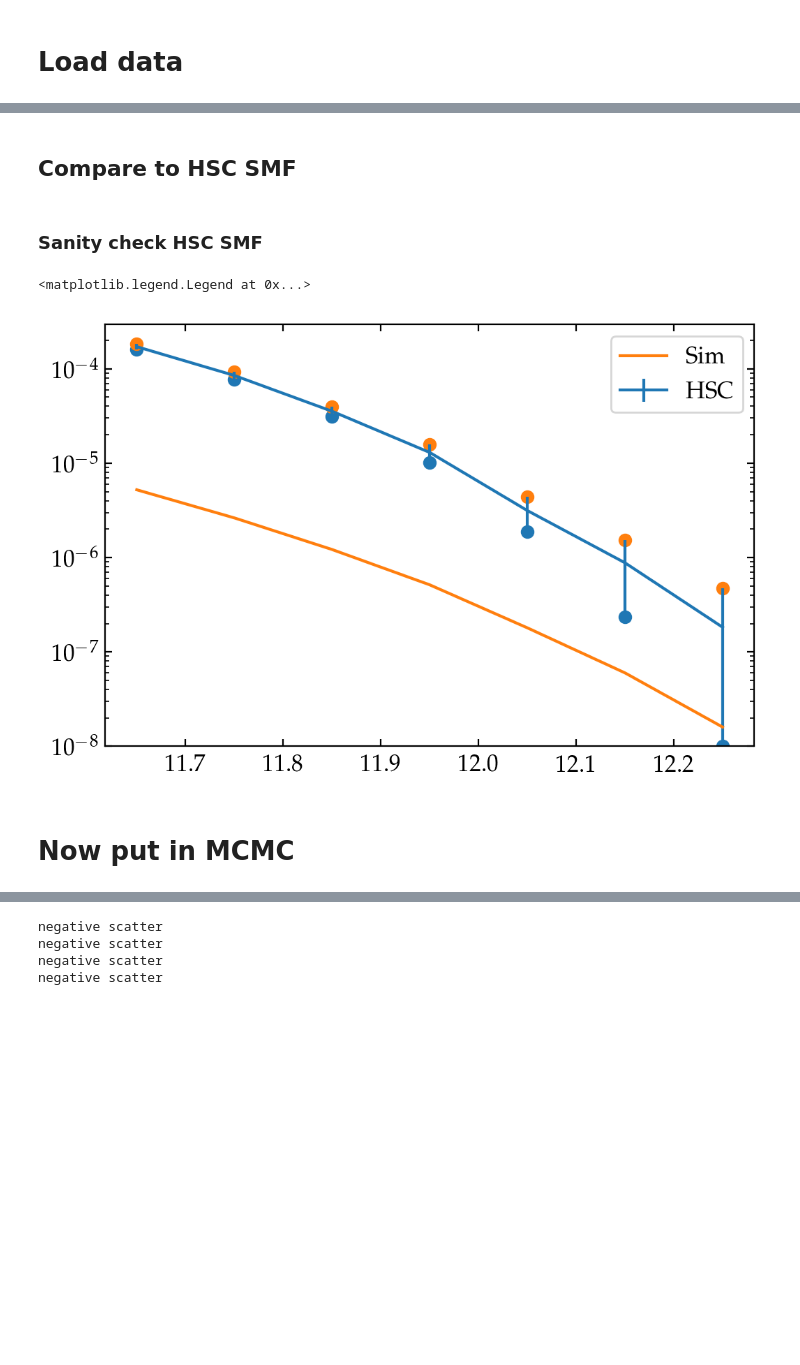
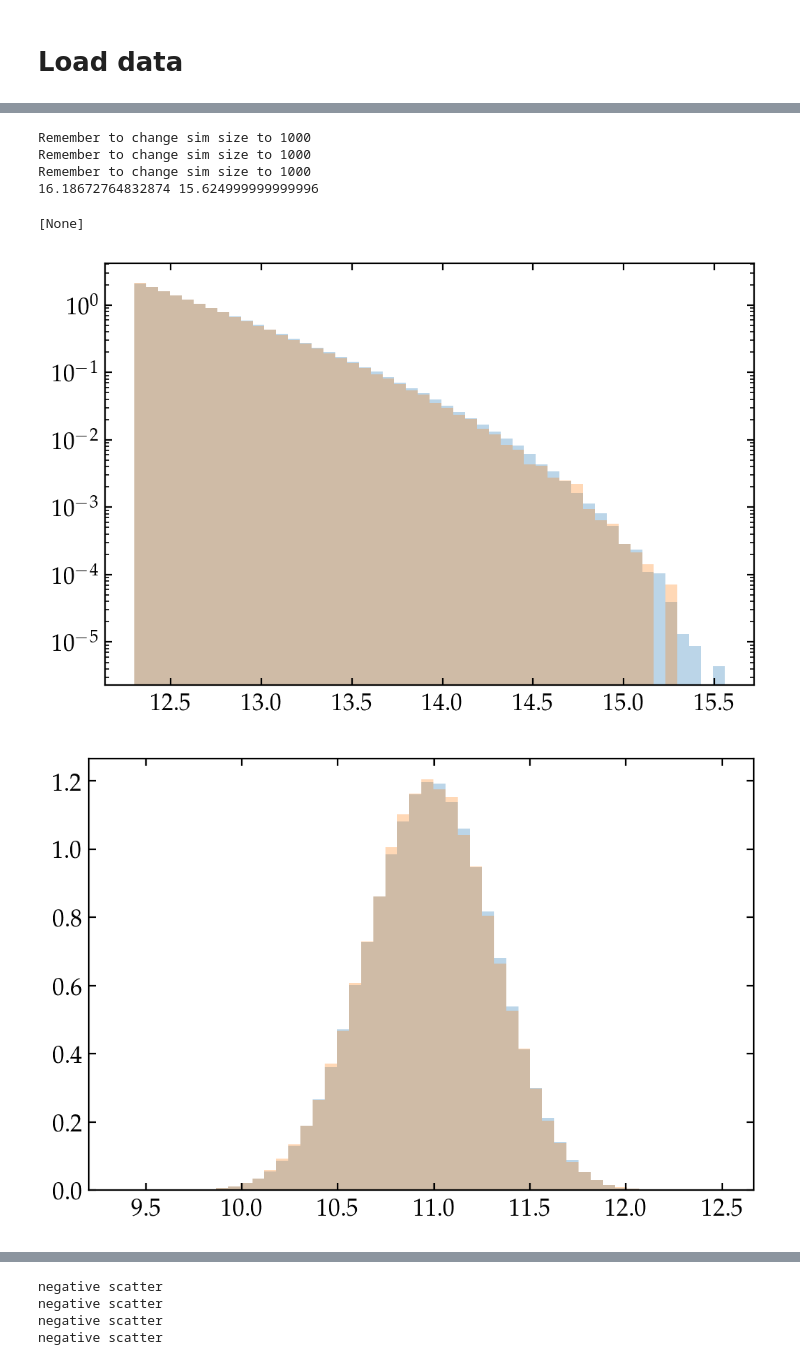
Before and after one commit to gsallabe/thesis_satellite_fraction, a Jupyter notebook: cb/main.ipynb, the cells around one changed output, grey strips where cells are left out. Cells and saved outputs as stored; diff of their text form; code cells hidden in the pictures; blank space fills up the shorter version.

Commit message:
Restructured but rebroke clustering

```diff
--- a/cb/main.ipynb
+++ b/cb/main.ipynb
@@ -65,18 +63,15 @@ Remember to change sim size to 400
+# %%
+sim_data = d.load_smdpl() # When switching you need to restart the kernel
 # %%
-obs_smf = gop.load_smf()
-gals = gop.load_gals()
+obs_smf = d.load_smf()
+gals = d.load_gals()
 
 # Starting params from https://redwoodforest.slack.com/files/U5WT8PBKN/FDD17SXN0/image.png
 #params = [10**12.52, 10**10.91, 0.45, 0.6, 1.83] # m1, sm0, beta, delta, gamma
 b_params = [12.52, 10.91, 0.6] # Fix beta and gamma
 s_params = [-0.06, 1.08]
 
-# Starting params for bestfit on just the smf from MDPL
-#[11.70360402 10.91269753  0.6160416  -0.06638574  1.08638737]
-#b_params = [11.70360402, 10.91269753, 0.6160416]
-#s_params = [-0.06638574, 1.08638737]
-
-# Bestfit on the smf from SMDPL (UM)
-# [11.88051461 10.9030616   0.95611695 -0.05981943  1.03869258]
-#b_params = [11.88051461, 10.9030616,   0.95611695]
-#s_params = [-0.05981943,  1.03869258]
+# array([12.4506438 , 10.88120647,  0.61182347, -0.0612849 ,  1.07830828])
+# Best from mdpl but something is wrong with clustering
+b_params = [12.4506438 , 10.88120647,  0.61182347]
+s_params = [-0.0612849 ,  1.07830828]
@@ -147,2 +79,0 @@ print(obs_clust)
-# %% [markdown]
-## Compare to HSC SMF
@@ -156,18 +80,39 @@ sim_smf = get_smf(log_stellar_masses, smf_bins, 1000**3)
-# %% [markdown]
-### Sanity check HSC SMF
-# %%
-_, ax = plt.subplots()
-ax.errorbar(obs_smf["logm_mean"], obs_smf["smf"], yerr=obs_smf["smf_err"], label="HSC")
-ax.scatter(obs_smf["logm_mean"], obs_smf["smf_low"])
-ax.scatter(obs_smf["logm_mean"], obs_smf["smf_upp"])
-
-ax.set(yscale="log")
-
-
-ax.plot(smf_centers, sim_smf, label="Sim")
-ax.legend()
-# %% [output]
-<matplotlib.legend.Legend at 0x...>
-[figure, removed]
-# %% [markdown]
-# Now put in MCMC
+# %%
+# Halo masses should be similar in smdpl and mdpl
+_, ax = plt.subplots()
+_, bins, _ = ax.hist(np.log10(d.load_mdpl(ignore_exception=True)["halo_mvir"]), bins=50, density=True, alpha=0.3)
+ax.hist(np.log10(d.load_smdpl(ignore_exception=True)["halo_mvir"]), bins=bins, density=True, alpha=0.3)
+ax.set(yscale="log")
+
+# Stellar masses should be similar
+mdpl_sm = get_sm_for_sim(d.load_mdpl(ignore_exception=True), b_params, s_params)
+smdpl_sm = get_sm_for_sim(d.load_smdpl(ignore_exception=True), b_params, s_params)
+
+_, ax = plt.subplots()
+_, bins, _ = ax.hist(mdpl_sm, bins=50, density=True, alpha=0.3)
+ax.hist(smdpl_sm, bins=bins, density=True, alpha=0.3)
+
+# The SMF should be similar
+sm_bins = np.linspace(11.6, 12.3, 8)
+sm_bin_centers = (sm_bins[:-1] + sm_bins[1:]) / 2
+
+_, ax = plt.subplots()
+ax.plot(sm_bin_centers, get_smf(mdpl_sm, sm_bins, 1000**3))
+ax.plot(sm_bin_centers, get_smf(smdpl_sm, sm_bins, 400**3))
+ax.set(yscale="log")
+
+# The ratio of the number of galaxies should be similar to the ratio of volumes
+print(len(d.load_mdpl(ignore_exception=True)) / len(d.load_smdpl(ignore_exception=True)), 1 / 0.4**3)
+
+# Smf should be quite a bit larger than 1e-4 at 11.6 (different to fig 4 https://arxiv.org/pdf/1707.01904.pdf)
+_, ax = plt.subplots()
+plt.plot(obs_smf["logm_mean"], obs_smf["smf"])
+ax.set(yscale="log")
+# %% [output]
+Remember to change sim size to 1000
+Remember to change sim size to 1000
+Remember to change sim size to 1000
+16.18672764832874 15.624999999999996
+[None]
+[figure, added]
+[figure, added]
```
Also changed, not shown: parts of 29 cells of this notebook, 10 other files.
